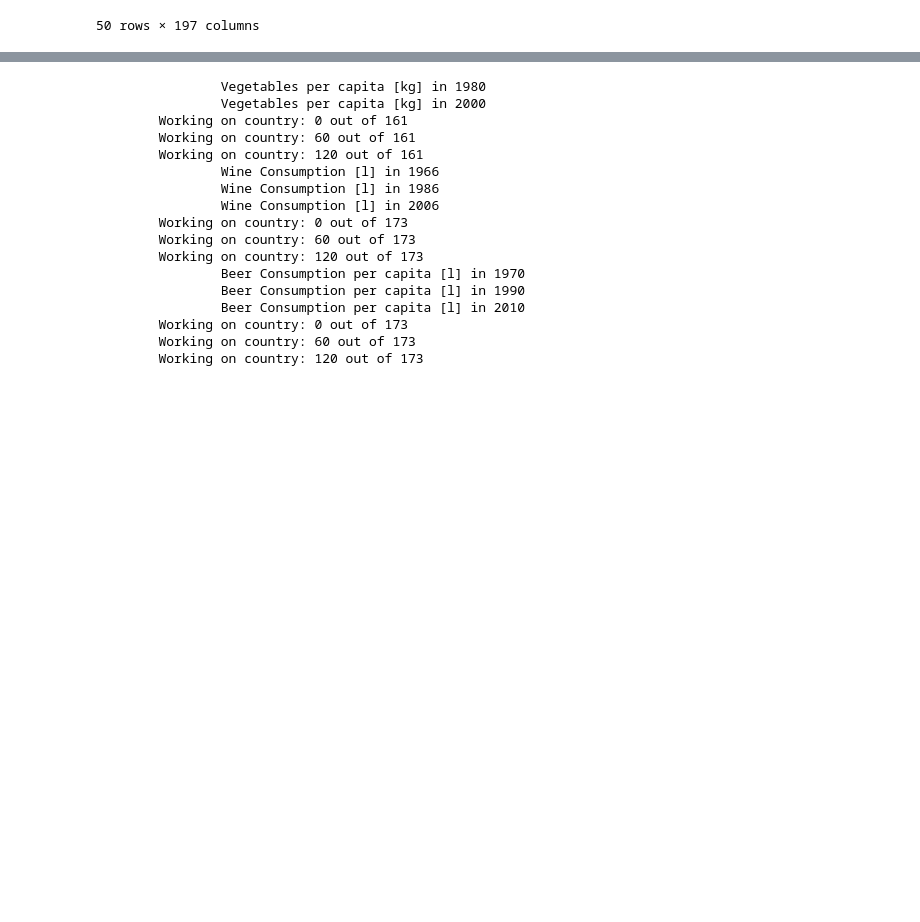
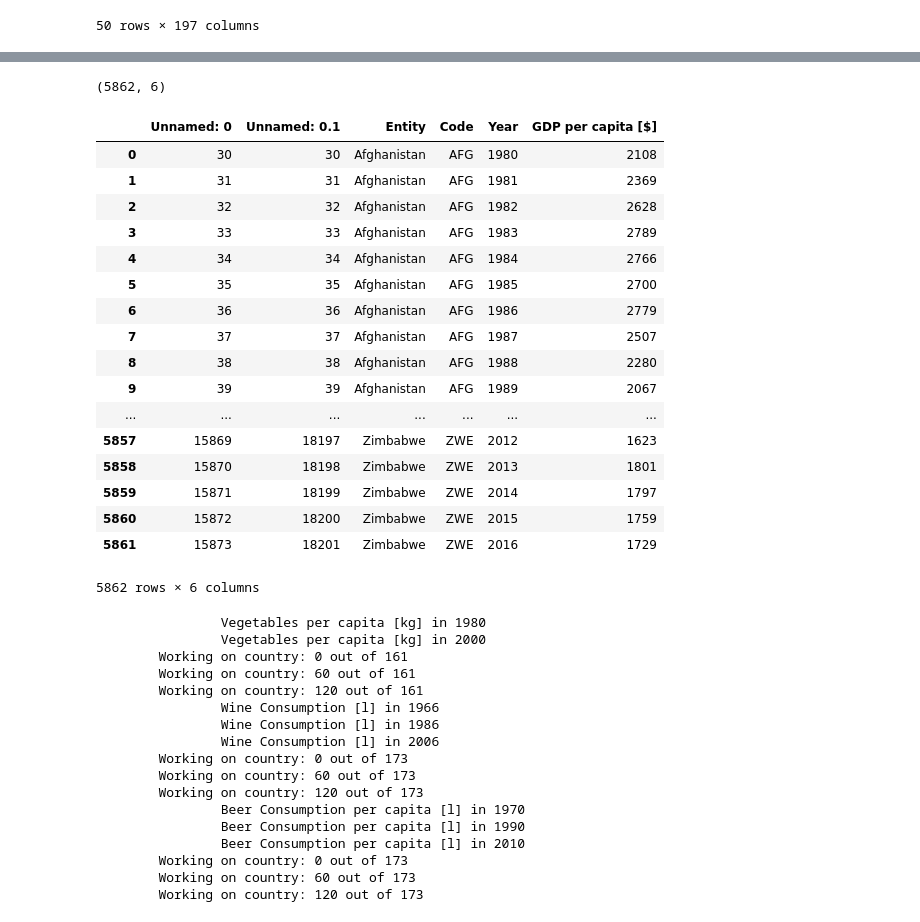
Before and after one commit to lenlehm/Opportunity-Insights, a Jupyter notebook: Create_Dataset.ipynb, the cells around one changed output, grey strips where cells are left out. Cells and saved outputs as stored; diff of their text form; code cells hidden in the pictures; blank space fills up the shorter version.

```diff
--- a/Create_Dataset.ipynb
+++ b/Create_Dataset.ipynb
@@ -299,3 +338,29 @@ df.shape
+# %%
+gdp = 'maddison-data-gdp-per-capita-in-2011us.csv'
+df = pd.read_csv(os.path.join(datapath, gdp ) , encoding='latin-1')
+print(df.shape)
+result_df = df[df["Year"] > 1979]
+result_df
+# %% [output]
+(5862, 6)
+|  | Unnamed: 0 | Unnamed: 0.1 | Entity | Code | Year | GDP per capita [$] |
+| 0 | 30 | 30 | Afghanistan | AFG | 1980 | 2108 |
+| 1 | 31 | 31 | Afghanistan | AFG | 1981 | 2369 |
+| 2 | 32 | 32 | Afghanistan | AFG | 1982 | 2628 |
+| 3 | 33 | 33 | Afghanistan | AFG | 1983 | 2789 |
+| 4 | 34 | 34 | Afghanistan | AFG | 1984 | 2766 |
+| 5 | 35 | 35 | Afghanistan | AFG | 1985 | 2700 |
+| 6 | 36 | 36 | Afghanistan | AFG | 1986 | 2779 |
+| 7 | 37 | 37 | Afghanistan | AFG | 1987 | 2507 |
+| 8 | 38 | 38 | Afghanistan | AFG | 1988 | 2280 |
+| 9 | 39 | 39 | Afghanistan | AFG | 1989 | 2067 |
+| ... | ... | ... | ... | ... | ... | ... |
+| 5857 | 15869 | 18197 | Zimbabwe | ZWE | 2012 | 1623 |
+| 5858 | 15870 | 18198 | Zimbabwe | ZWE | 2013 | 1801 |
+| 5859 | 15871 | 18199 | Zimbabwe | ZWE | 2014 | 1797 |
+| 5860 | 15872 | 18200 | Zimbabwe | ZWE | 2015 | 1759 |
+| 5861 | 15873 | 18201 | Zimbabwe | ZWE | 2016 | 1729 |
+5862 rows × 6 columns
 # %%
 ## VALIDATE BEER AND WINE CONSUMPTION
 vege = 'vegetable-consumption-per-capita.csv'
```
Also changed, not shown: parts of 12 cells of this notebook, 2 other files.
